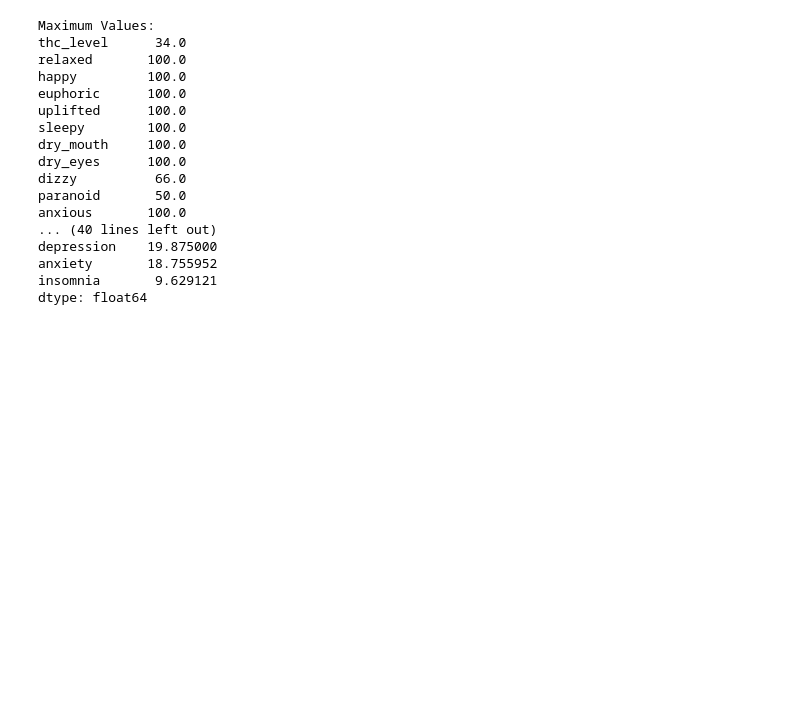
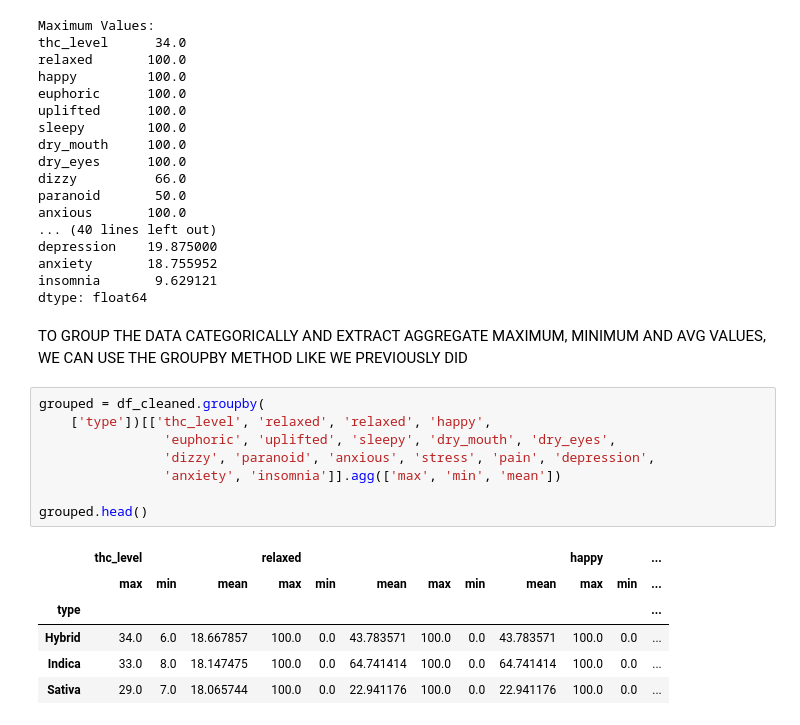
Before and after one commit to sergeveli/CognixiaClasses, a Jupyter notebook: solo_projects/cannabis_project/cannabis_dataset.ipynb, the cells around one changed output. Cells and saved outputs as stored; diff of their text form; blank space fills up the shorter version.

```diff
--- a/solo_projects/cannabis_project/cannabis_dataset.ipynb
+++ b/solo_projects/cannabis_project/cannabis_dataset.ipynb
@@ -160,3 +160,20 @@ depression    19.875000
 anxiety       18.755952
 insomnia       9.629121
 dtype: float64
+# %% [markdown]
+TO GROUP THE DATA CATEGORICALLY AND EXTRACT AGGREGATE MAXIMUM, MINIMUM AND AVG VALUES, WE CAN USE THE GROUPBY METHOD LIKE WE PREVIOUSLY DID
+# %%
+grouped = df_cleaned.groupby(
+    ['type'])[['thc_level', 'relaxed', 'relaxed', 'happy',
+                'euphoric', 'uplifted', 'sleepy', 'dry_mouth', 'dry_eyes',
+                'dizzy', 'paranoid', 'anxious', 'stress', 'pain', 'depression',
+                'anxiety', 'insomnia']].agg(['max', 'min', 'mean'])
+
+grouped.head()
+# %% [output]
+|  | thc_level |  |  | relaxed |  |  |  |  |  | happy |  | ... |
+|  | max | min | mean | max | min | mean | max | min | mean | max | min | ... |
+| type |  |  |  |  |  |  |  |  |  |  |  | ... |
+| Hybrid | 34.0 | 6.0 | 18.667857 | 100.0 | 0.0 | 43.783571 | 100.0 | 0.0 | 43.783571 | 100.0 | 0.0 | ... |
+| Indica | 33.0 | 8.0 | 18.147475 | 100.0 | 0.0 | 64.741414 | 100.0 | 0.0 | 64.741414 | 100.0 | 0.0 | ... |
+| Sativa | 29.0 | 7.0 | 18.065744 | 100.0 | 0.0 | 22.941176 | 100.0 | 0.0 | 22.941176 | 100.0 | 0.0 | ... |
```
Also changed, not shown: parts of 2 cells of this notebook.
